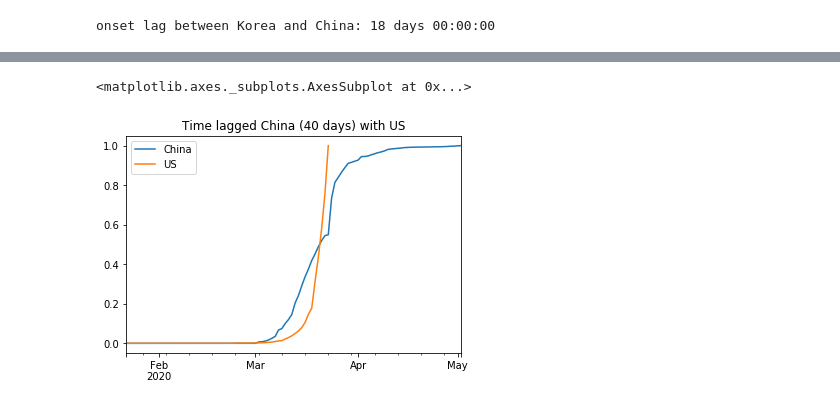
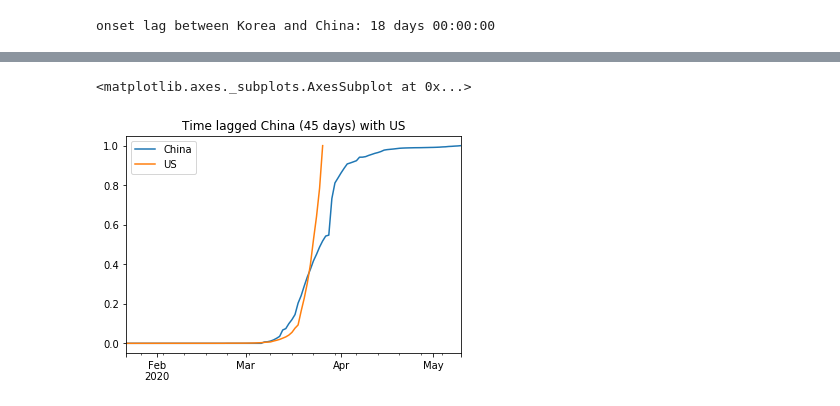
Before and after one commit to zhehaowang/coronavirus, a Jupyter notebook: src/corona.ipynb, the cells around one changed output, grey strips where cells are left out. Drawn from its saved outputs; the diff is of its cells as text; code cells hidden in the pictures.

```diff
--- a/src/corona.ipynb
+++ b/src/corona.ipynb
@@ -218,19 +205,19 @@ country_df_normalized.loc["Korea, South"].plot(title="Time lagged China ({} days
 # %%
 # attempt to time lag China to US
 
 # arbitrary :(
-shift_china_us = 40
+shift_china_us = 45
 
 later_df = pd.DataFrame(columns=pd.date_range(start=country_df_normalized.columns[-1], periods=shift_china_us + 1)[1:])
 
 expanded_df = pd.concat([country_df_normalized, later_df])
 
 expanded_df = expanded_df.loc["China"].shift(periods=shift_china_us, fill_value=0.0)
 expanded_df.plot(legend=True)
 country_df_normalized.loc["US"].plot(title="Time lagged China ({} days) with US".format(shift_china_us), legend=True)
 # %% [output]
 <matplotlib.axes._subplots.AxesSubplot at 0x...>
-[figure, old version]
+[figure, new version]
 # %%
 from scipy.stats import norm
 
```
Also changed, not shown: parts of 8 cells of this notebook.
